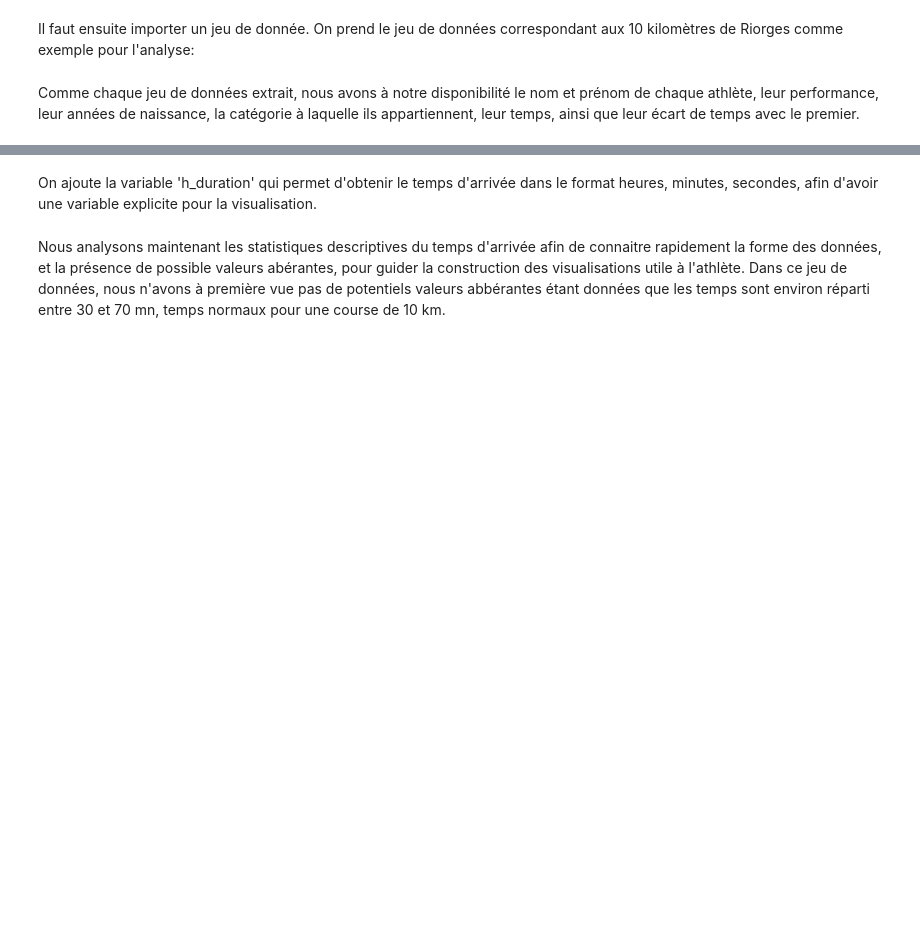
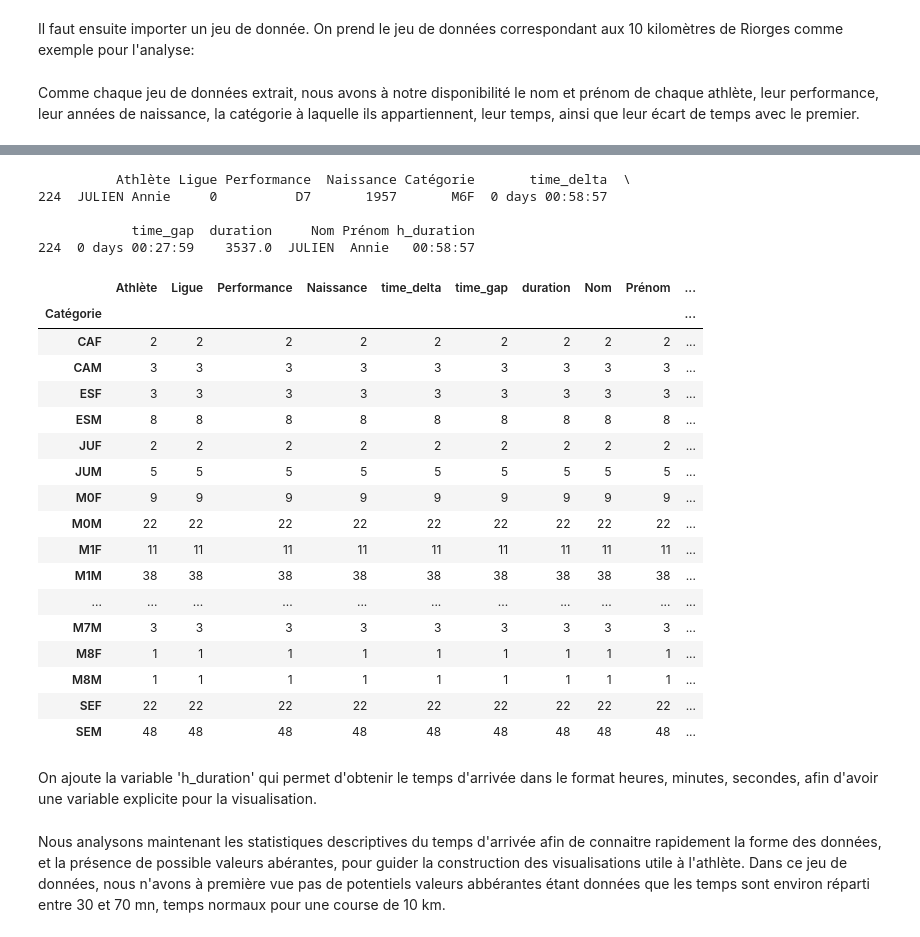
Before and after one commit to Kirscher/ResultAthle, a Jupyter notebook: eda.ipynb, the cells around one changed output, grey strips where cells are left out. Drawn from its saved outputs; the diff is of its cells as text; code cells hidden in the pictures; blank space fills up the shorter version.

```diff
--- a/eda.ipynb
+++ b/eda.ipynb
@@ -46,3 +41,31 @@ Name: 120, dtype: object
+# %%
+data[data['Prénom']=='Vincent']
+print(data[data['Catégorie']=='M6F'])
+data.groupby('Catégorie').count()
+# %% [output]
+          Athlète Ligue Performance  Naissance Catégorie       time_delta  \
+224  JULIEN Annie     0          D7       1957       M6F  0 days 00:58:57
+
+            time_gap  duration     Nom Prénom h_duration
+224  0 days 00:27:59    3537.0  JULIEN  Annie   00:58:57
+|  | Athlète | Ligue | Performance | Naissance | time_delta | time_gap | duration | Nom | Prénom | ... |
+| Catégorie |  |  |  |  |  |  |  |  |  | ... |
+| CAF | 2 | 2 | 2 | 2 | 2 | 2 | 2 | 2 | 2 | ... |
+| CAM | 3 | 3 | 3 | 3 | 3 | 3 | 3 | 3 | 3 | ... |
+| ESF | 3 | 3 | 3 | 3 | 3 | 3 | 3 | 3 | 3 | ... |
+| ESM | 8 | 8 | 8 | 8 | 8 | 8 | 8 | 8 | 8 | ... |
+| JUF | 2 | 2 | 2 | 2 | 2 | 2 | 2 | 2 | 2 | ... |
+| JUM | 5 | 5 | 5 | 5 | 5 | 5 | 5 | 5 | 5 | ... |
+| M0F | 9 | 9 | 9 | 9 | 9 | 9 | 9 | 9 | 9 | ... |
+| M0M | 22 | 22 | 22 | 22 | 22 | 22 | 22 | 22 | 22 | ... |
+| M1F | 11 | 11 | 11 | 11 | 11 | 11 | 11 | 11 | 11 | ... |
+| M1M | 38 | 38 | 38 | 38 | 38 | 38 | 38 | 38 | 38 | ... |
+| ... | ... | ... | ... | ... | ... | ... | ... | ... | ... | ... |
+| M7M | 3 | 3 | 3 | 3 | 3 | 3 | 3 | 3 | 3 | ... |
+| M8F | 1 | 1 | 1 | 1 | 1 | 1 | 1 | 1 | 1 | ... |
+| M8M | 1 | 1 | 1 | 1 | 1 | 1 | 1 | 1 | 1 | ... |
+| SEF | 22 | 22 | 22 | 22 | 22 | 22 | 22 | 22 | 22 | ... |
+| SEM | 48 | 48 | 48 | 48 | 48 | 48 | 48 | 48 | 48 | ... |
 # %% [markdown]
 On ajoute la variable 'h_duration' qui permet d'obtenir le temps d'arrivée dans le format heures, minutes, secondes, afin d'avoir une variable explicite pour la visualisation.
 # %%
```
Also changed, not shown: parts of 10 cells of this notebook.
